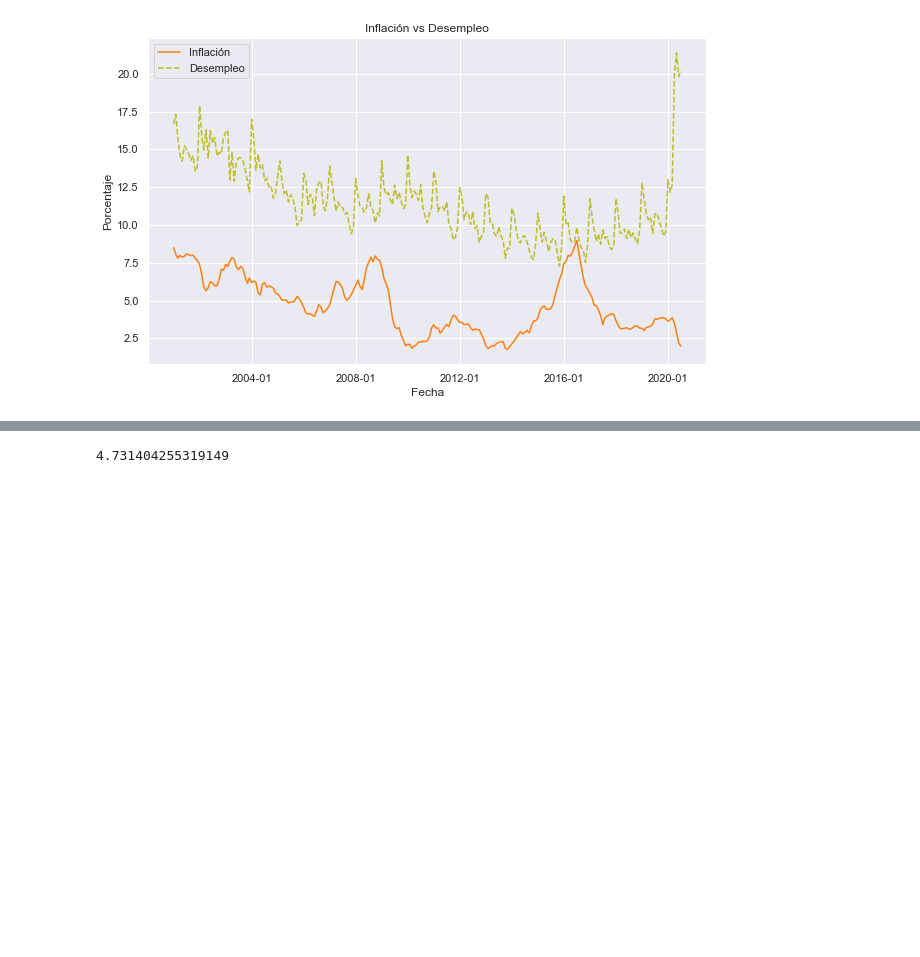
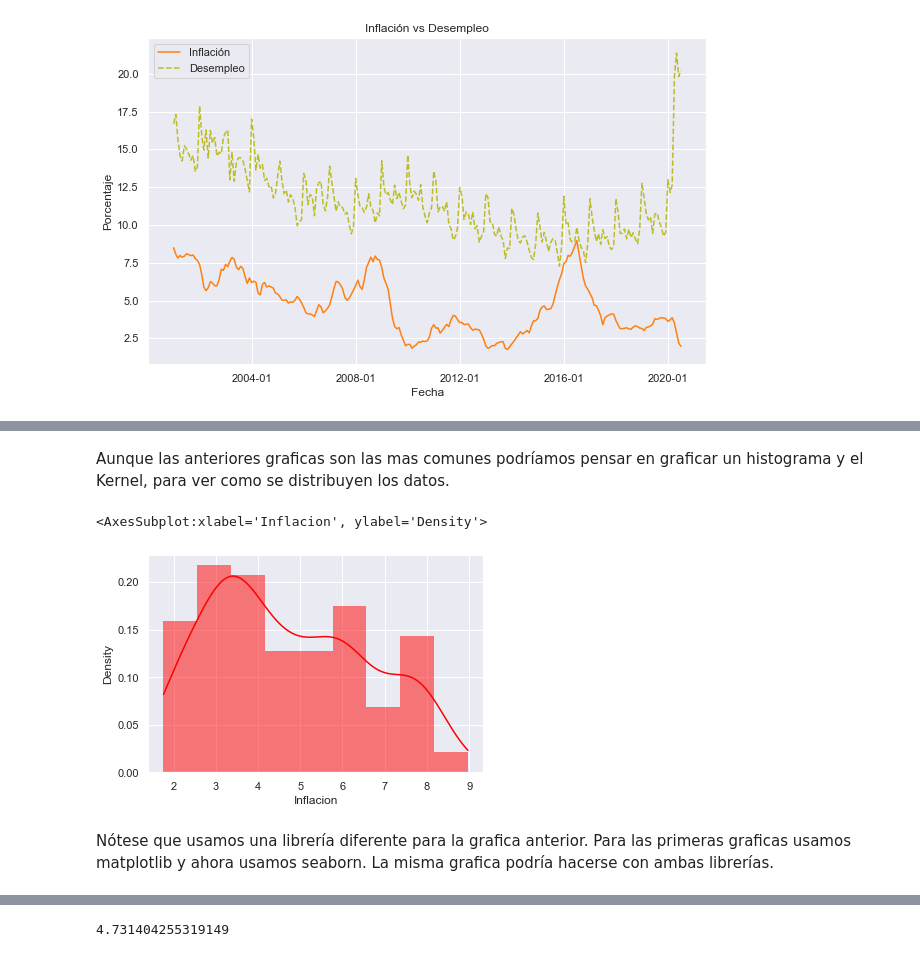
Before and after one commit to juanrinconp/Monitorias-Econometria, a Jupyter notebook: Monitoria 1.ipynb, the cells around one changed output, grey strips where cells are left out. Saved outputs shown, nothing was run; the diff lists cells and outputs as text; code cells hidden in the pictures; blank space fills up the shorter version.

```diff
--- a/Monitoria 1.ipynb
+++ b/Monitoria 1.ipynb
@@ -120,0 +130,12 @@ ax.xaxis.set_major_formatter(DateFormatter('%Y-%m'))
+# %% [markdown]
+Aunque las anteriores graficas son las mas comunes podríamos pensar en graficar un histograma y el Kernel, para ver como se distribuyen los datos.
+# %%
+import seaborn as sns
+
+
+sns.histplot(data1.Inflacion, color="red", label="100% Equities", kde=True, stat="density", linewidth=0)
+# %% [output]
+<AxesSubplot:xlabel='Inflacion', ylabel='Density'>
+[figure, added]
+# %% [markdown]
+Nótese que usamos una librería diferente para la grafica anterior. Para las primeras graficas usamos matplotlib y ahora usamos seaborn. La misma grafica podría hacerse con ambas librerías.
```
Also changed, not shown: parts of 30 cells of this notebook, 1 other file.
